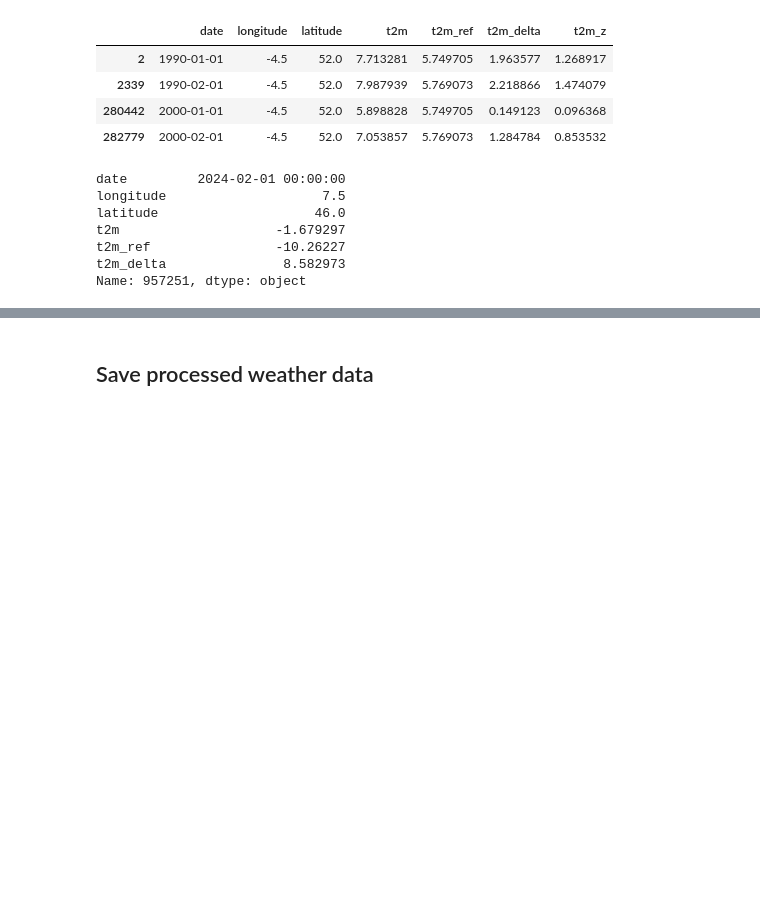
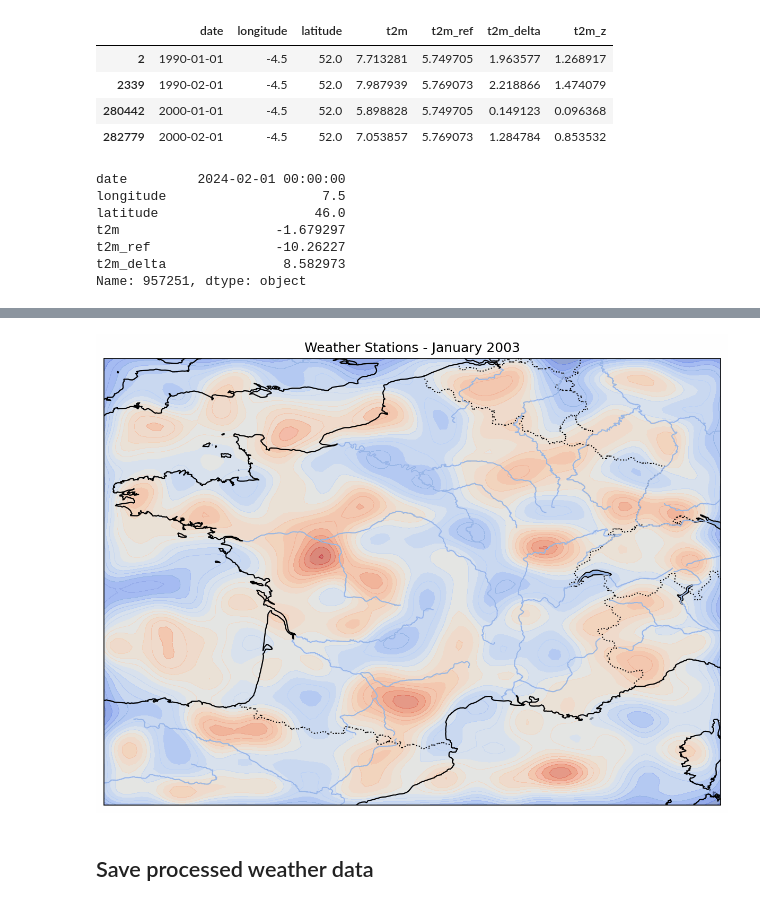
Before and after one commit to yrahan/catnat, a Jupyter notebook: notebooks/1_data_preparation/03_get_weather.ipynb, the cells around one changed output, grey strips where cells are left out. Drawn from its saved outputs; the diff is of its cells as text; code cells hidden in the pictures; blank space fills up the shorter version.

```diff
--- a/notebooks/1_data_preparation/03_get_weather.ipynb
+++ b/notebooks/1_data_preparation/03_get_weather.ipynb
@@ -520,3 +630,10 @@ m
+# %%
+from IPython.display import Image
+
+# Replace 'path_to_your_gif.gif' with the path to your gif
+Image(filename=f'{output_data_folder_name}/weather_animation.gif')
+# %% [output]
+[figure, added]
 # %% [markdown]
 ## Save processed weather data
 # %%
```
Also changed, not shown: parts of 4 cells of this notebook, 5 other files.
